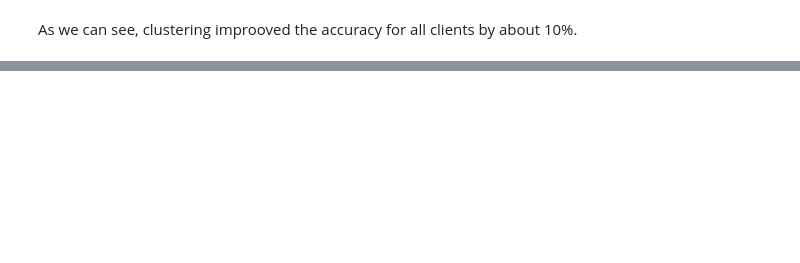
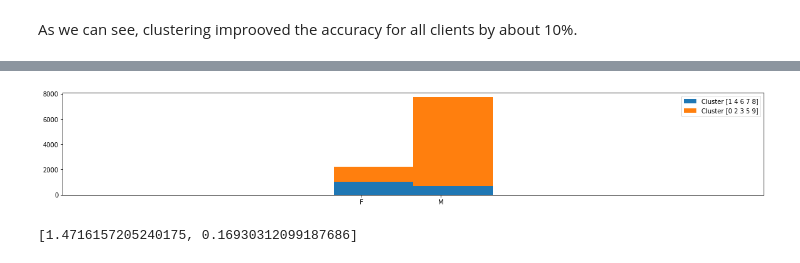
Before and after one commit to froggagul/clustered-federated-learning, a Jupyter notebook: clustered_federated_learning.ipynb, the cells around one changed output, grey strips where cells are left out. Drawn from its saved outputs; the diff is of its cells as text; code cells hidden in the pictures; blank space fills up the shorter version.

```diff
--- a/clustered_federated_learning.ipynb
+++ b/clustered_federated_learning.ipynb
@@ -224,0 +479,24 @@ cfl_stats
+# %%
+all_cluster_train_labels = []
+for cluster_indice in cluster_indices:
+  cluster_train_labels = np.array([])
+  for cluster_idx in cluster_indice:
+    idc = client_idcs[cluster_idx]
+    # print(inference_labels[idc])
+    cluster_train_labels = np.concatenate((train_labels[idc], cluster_train_labels))
+  all_cluster_train_labels.append(cluster_train_labels)
+
+plt.figure(figsize=(20,3))
+plt.hist(all_cluster_train_labels, stacked=True,
+         bins=np.arange(min(inference_labels)-0.5, max(inference_labels) + 1.5, 1),
+        label=[f"Cluster {cluster_indice}" for cluster_indice in cluster_indices])
+
+plt.xticks(np.arange(2), mapp)
+plt.legend()
+plt.show()
+# %% [output]
+[figure, added]
+# %%
+cluster_ratio
+# %% [output]
+[1.4716157205240175, 0.16930312099187686]
```
Also changed, not shown: parts of 47 cells of this notebook, 11 other files.
